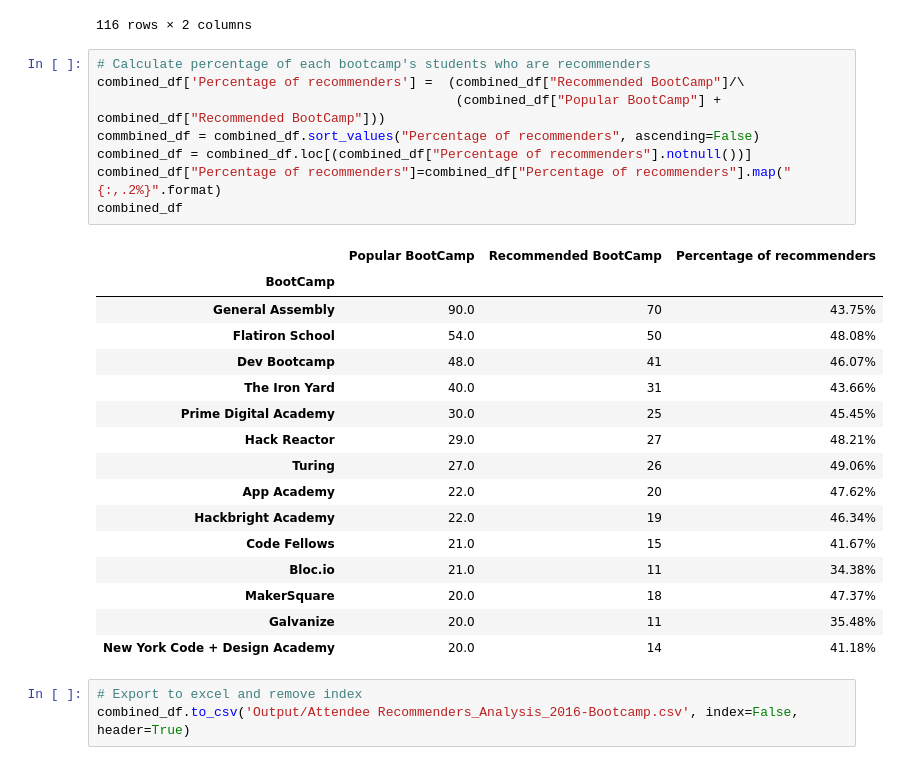
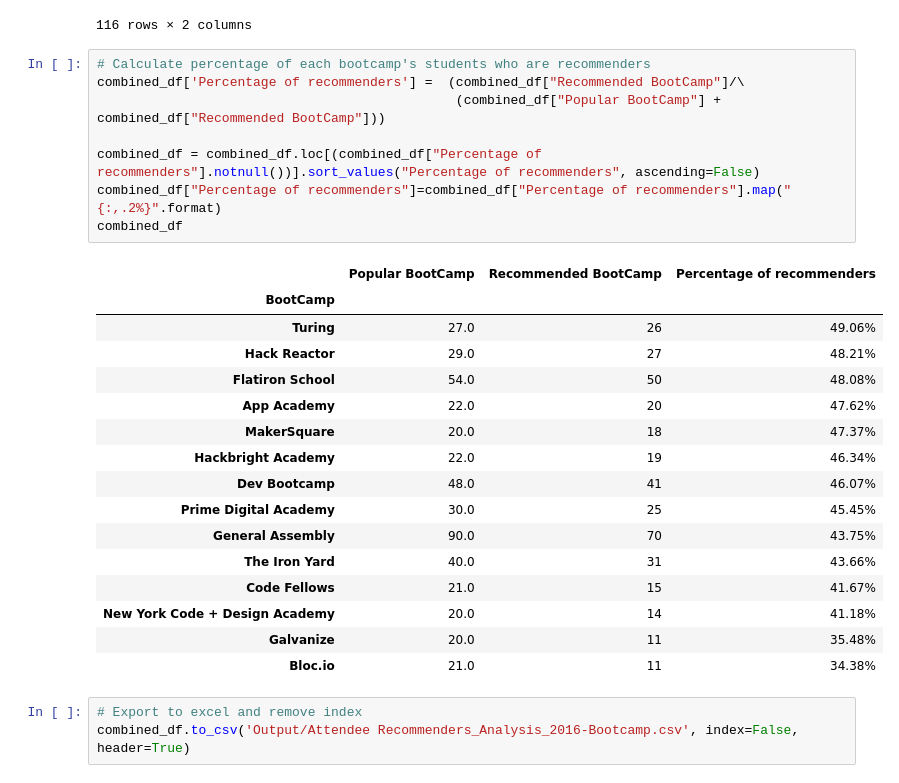
Before and after one commit to mmarange/pandas-challenge, a Jupyter notebook: 03-Pandas-Project/Mini-Project-Part-2/project_part_two.ipynb, the cells around one changed output. Cells and saved outputs as stored; diff of their text form.

```diff
--- a/03-Pandas-Project/Mini-Project-Part-2/project_part_two.ipynb
+++ b/03-Pandas-Project/Mini-Project-Part-2/project_part_two.ipynb
@@ -119,28 +119,28 @@ combined_df
 # %%
 # Calculate percentage of each bootcamp's students who are recommenders
 combined_df['Percentage of recommenders'] =  (combined_df["Recommended BootCamp"]/\
                                               (combined_df["Popular BootCamp"] + combined_df["Recommended BootCamp"]))
-commbined_df = combined_df.sort_values("Percentage of recommenders", ascending=False)
-combined_df = combined_df.loc[(combined_df["Percentage of recommenders"].notnull())]
+
+combined_df = combined_df.loc[(combined_df["Percentage of recommenders"].notnull())].sort_values("Percentage of recommenders", ascending=False)
 combined_df["Percentage of recommenders"]=combined_df["Percentage of recommenders"].map("{:,.2%}".format)
 combined_df
 # %% [output]
 |  | Popular BootCamp | Recommended BootCamp | Percentage of recommenders |
 | BootCamp |  |  |  |
+| Turing | 27.0 | 26 | 49.06% |
+| Hack Reactor | 29.0 | 27 | 48.21% |
+| Flatiron School | 54.0 | 50 | 48.08% |
+| App Academy | 22.0 | 20 | 47.62% |
+| MakerSquare | 20.0 | 18 | 47.37% |
+| Hackbright Academy | 22.0 | 19 | 46.34% |
+| Dev Bootcamp | 48.0 | 41 | 46.07% |
+| Prime Digital Academy | 30.0 | 25 | 45.45% |
 | General Assembly | 90.0 | 70 | 43.75% |
-| Flatiron School | 54.0 | 50 | 48.08% |
-| Dev Bootcamp | 48.0 | 41 | 46.07% |
 | The Iron Yard | 40.0 | 31 | 43.66% |
-| Prime Digital Academy | 30.0 | 25 | 45.45% |
-| Hack Reactor | 29.0 | 27 | 48.21% |
-| Turing | 27.0 | 26 | 49.06% |
-| App Academy | 22.0 | 20 | 47.62% |
-| Hackbright Academy | 22.0 | 19 | 46.34% |
 | Code Fellows | 21.0 | 15 | 41.67% |
+| New York Code + Design Academy | 20.0 | 14 | 41.18% |
+| Galvanize | 20.0 | 11 | 35.48% |
 | Bloc.io | 21.0 | 11 | 34.38% |
-| MakerSquare | 20.0 | 18 | 47.37% |
-| Galvanize | 20.0 | 11 | 35.48% |
-| New York Code + Design Academy | 20.0 | 14 | 41.18% |
 # %%
 # Export to excel and remove index
 combined_df.to_csv('Output/Attendee Recommenders_Analysis_2016-Bootcamp.csv', index=False, header=True)
```
Also changed, not shown: 6 other files.
